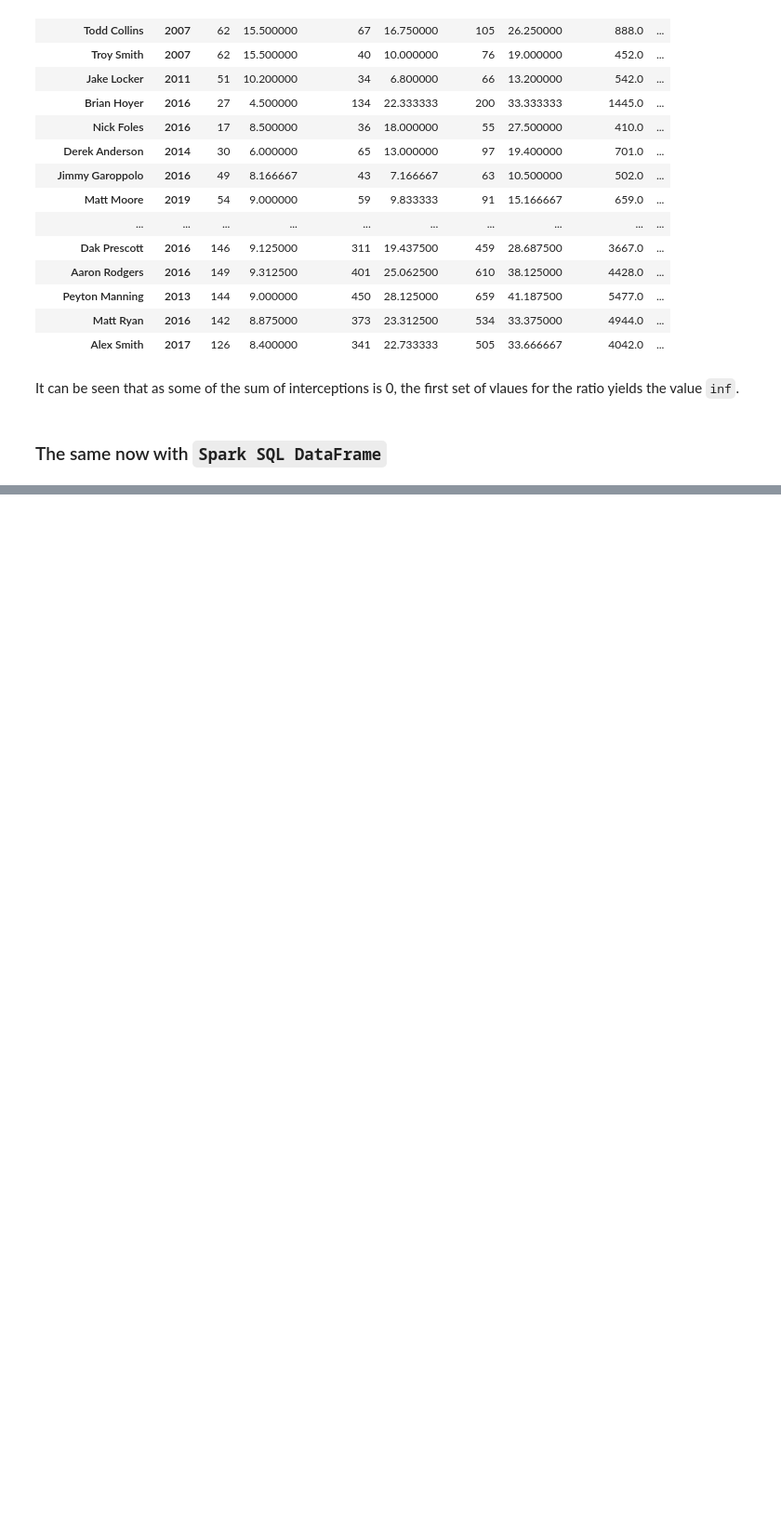
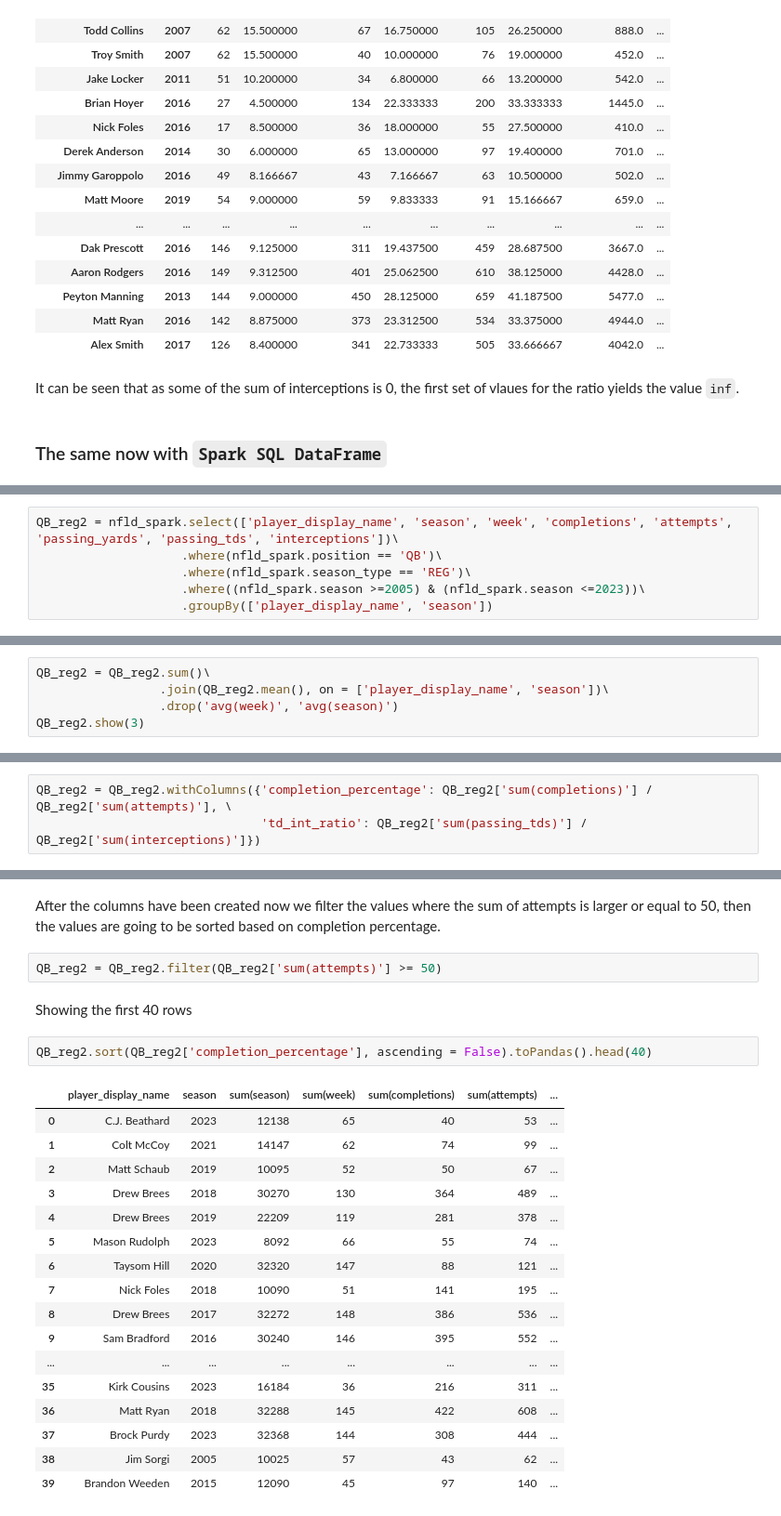
Before and after one commit to YefridC09/ST-554_Big_data_analysis, a Jupyter notebook: Project_2/Project2_Yefrid_Cordoba.ipynb, the cells around one changed output, grey strips where cells are left out. Shown at 93% size. Saved outputs shown, nothing was run; the diff lists cells and outputs as text; blank space fills up the shorter version.

```diff
--- a/Project_2/Project2_Yefrid_Cordoba.ipynb
+++ b/Project_2/Project2_Yefrid_Cordoba.ipynb
@@ -411,0 +461,6 @@ It can be seen that as some of the sum of interceptions is 0, the first set of v
+# %%
+QB_reg2 = nfld_spark.select(['player_display_name', 'season', 'week', 'completions', 'attempts', 'passing_yards', 'passing_tds', 'interceptions'])\
+                    .where(nfld_spark.position == 'QB')\
+                    .where(nfld_spark.season_type == 'REG')\
+                    .where((nfld_spark.season >=2005) & (nfld_spark.season <=2023))\
+                    .groupBy(['player_display_name', 'season'])
@@ -411,0 +487,5 @@ It can be seen that as some of the sum of interceptions is 0, the first set of v
+# %%
+QB_reg2 = QB_reg2.sum()\
+                 .join(QB_reg2.mean(), on = ['player_display_name', 'season'])\
+                 .drop('avg(week)', 'avg(season)')
+QB_reg2.show(3)
@@ -411,0 +503,3 @@ It can be seen that as some of the sum of interceptions is 0, the first set of v
+# %%
+QB_reg2 = QB_reg2.withColumns({'completion_percentage': QB_reg2['sum(completions)'] / QB_reg2['sum(attempts)'], \
+                               'td_int_ratio': QB_reg2['sum(passing_tds)'] / QB_reg2['sum(interceptions)']})
@@ -411,0 +517,26 @@ It can be seen that as some of the sum of interceptions is 0, the first set of v
+# %% [markdown]
+After the columns have been created now we filter the values where the sum of attempts is larger or equal to 50, then the values are going to be sorted based on completion percentage.
+# %%
+QB_reg2 = QB_reg2.filter(QB_reg2['sum(attempts)'] >= 50)
+# %% [markdown]
+Showing the first 40 rows
+# %%
+QB_reg2.sort(QB_reg2['completion_percentage'], ascending = False).toPandas().head(40)
+# %% [output]
+|  | player_display_name | season | sum(season) | sum(week) | sum(completions) | sum(attempts) | ... |
+| 0 | C.J. Beathard | 2023 | 12138 | 65 | 40 | 53 | ... |
+| 1 | Colt McCoy | 2021 | 14147 | 62 | 74 | 99 | ... |
+| 2 | Matt Schaub | 2019 | 10095 | 52 | 50 | 67 | ... |
+| 3 | Drew Brees | 2018 | 30270 | 130 | 364 | 489 | ... |
+| 4 | Drew Brees | 2019 | 22209 | 119 | 281 | 378 | ... |
+| 5 | Mason Rudolph | 2023 | 8092 | 66 | 55 | 74 | ... |
+| 6 | Taysom Hill | 2020 | 32320 | 147 | 88 | 121 | ... |
+| 7 | Nick Foles | 2018 | 10090 | 51 | 141 | 195 | ... |
+| 8 | Drew Brees | 2017 | 32272 | 148 | 386 | 536 | ... |
+| 9 | Sam Bradford | 2016 | 30240 | 146 | 395 | 552 | ... |
+| ... | ... | ... | ... | ... | ... | ... | ... |
+| 35 | Kirk Cousins | 2023 | 16184 | 36 | 216 | 311 | ... |
+| 36 | Matt Ryan | 2018 | 32288 | 145 | 422 | 608 | ... |
+| 37 | Brock Purdy | 2023 | 32368 | 144 | 308 | 444 | ... |
+| 38 | Jim Sorgi | 2005 | 10025 | 57 | 43 | 62 | ... |
+| 39 | Brandon Weeden | 2015 | 12090 | 45 | 97 | 140 | ... |
```
Also changed, not shown: parts of 24 cells of this notebook.
